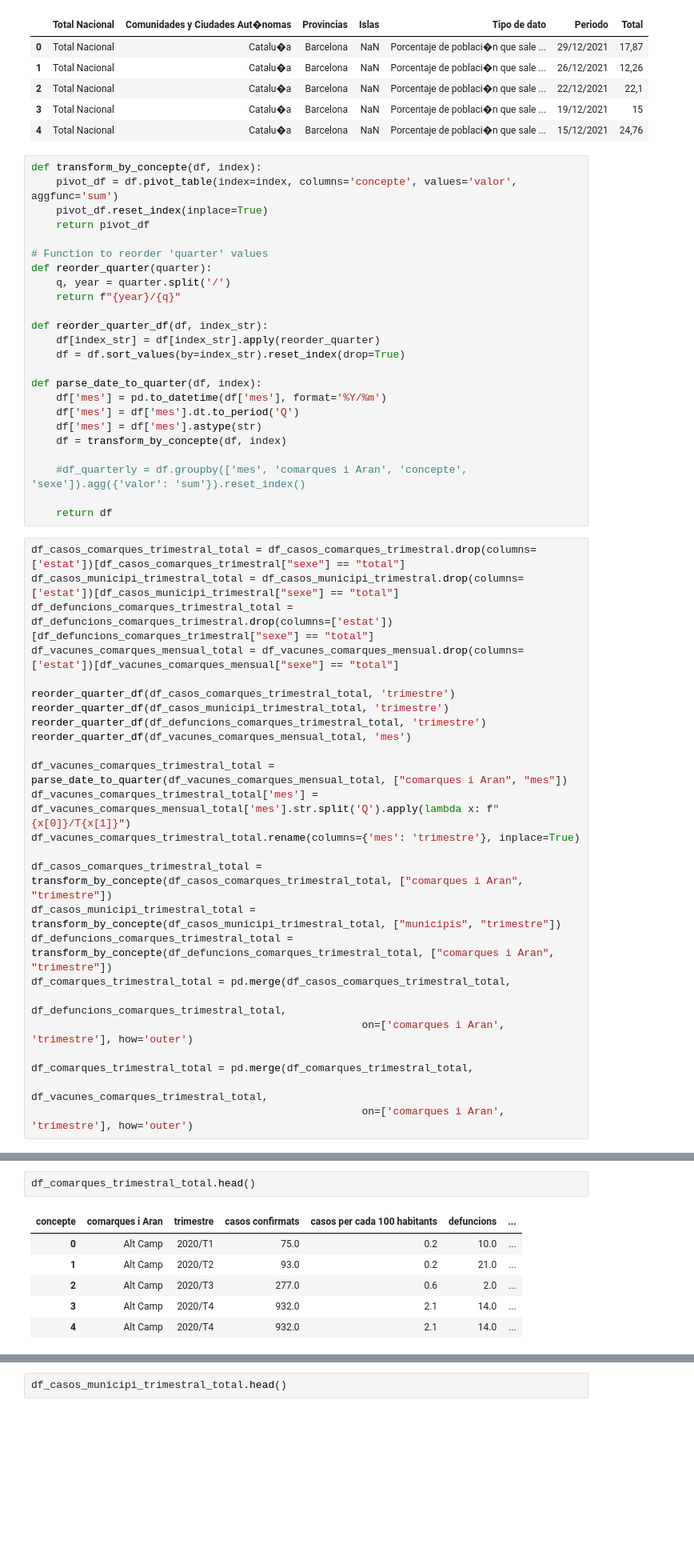
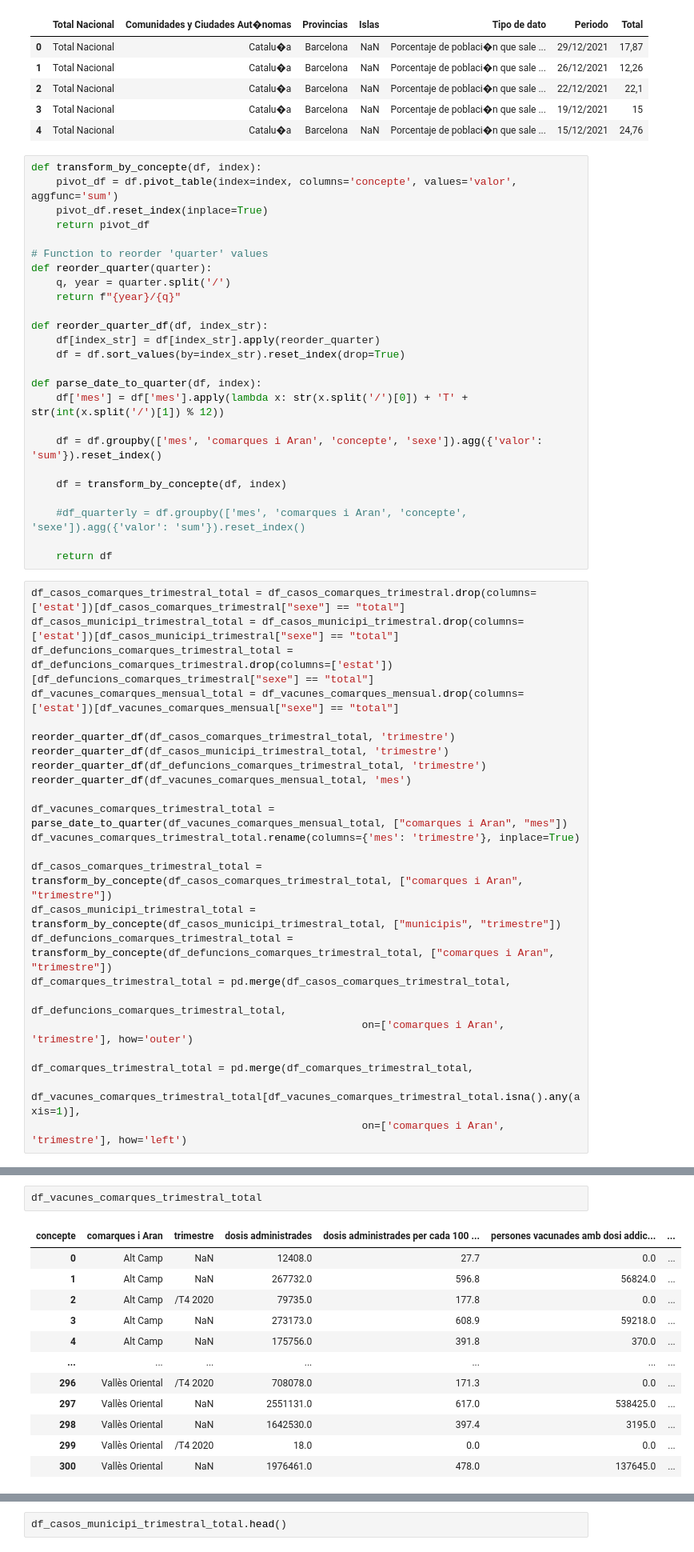
Before and after one commit to RobertTorrell/BayesCovidCat, a Jupyter notebook: BayesCodivCat_nb.ipynb, the cells around one changed output, grey strips where cells are left out. Shown at 80% size. Cells and saved outputs as stored; diff of their text form; blank space fills up the shorter version.

```diff
--- a/BayesCodivCat_nb.ipynb
+++ b/BayesCodivCat_nb.ipynb
@@ -143,9 +143,10 @@ def reorder_quarter_df(df, index_str):
     df = df.sort_values(by=index_str).reset_index(drop=True)
 
 def parse_date_to_quarter(df, index):
-    df['mes'] = pd.to_datetime(df['mes'], format='%Y/%m')
-    df['mes'] = df['mes'].dt.to_period('Q')
-    df['mes'] = df['mes'].astype(str)
+    df['mes'] = df['mes'].apply(lambda x: str(x.split('/')[0]) + 'T' + str(int(x.split('/')[1]) % 12))
+
+    df = df.groupby(['mes', 'comarques i Aran', 'concepte', 'sexe']).agg({'valor': 'sum'}).reset_index()
+
     df = transform_by_concepte(df, index)
 
     #df_quarterly = df.groupby(['mes', 'comarques i Aran', 'concepte', 'sexe']).agg({'valor': 'sum'}).reset_index()
@@ -163,7 +164,6 @@ reorder_quarter_df(df_defuncions_comarques_trimestral_total, 'trimestre')
 reorder_quarter_df(df_vacunes_comarques_mensual_total, 'mes')
 
 df_vacunes_comarques_trimestral_total = parse_date_to_quarter(df_vacunes_comarques_mensual_total, ["comarques i Aran", "mes"])
-df_vacunes_comarques_trimestral_total['mes'] = df_vacunes_comarques_mensual_total['mes'].str.split('Q').apply(lambda x: f"{x[0]}/T{x[1]}")
 df_vacunes_comarques_trimestral_total.rename(columns={'mes': 'trimestre'}, inplace=True)
 
 df_casos_comarques_trimestral_total = transform_by_concepte(df_casos_comarques_trimestral_total, ["comarques i Aran", "trimestre"])
@@ -174,6 +174,6 @@ df_comarques_trimestral_total = pd.merge(df_casos_comarques_trimestral_total,
                                                      on=['comarques i Aran', 'trimestre'], how='outer')
 
 df_comarques_trimestral_total = pd.merge(df_comarques_trimestral_total,
-                                                     df_vacunes_comarques_trimestral_total,
-                                                     on=['comarques i Aran', 'trimestre'], how='outer')
+                                                     df_vacunes_comarques_trimestral_total[df_vacunes_comarques_trimestral_total.isna().any(axis=1)],
+                                                     on=['comarques i Aran', 'trimestre'], how='left')
 # %%
@@ -188,9 +196,15 @@ df_casos_comarques_trimestral_total.head()
 # %%
-df_comarques_trimestral_total.head()
+df_vacunes_comarques_trimestral_total
 # %% [output]
-| concepte | comarques i Aran | trimestre | casos confirmats | casos per cada 100 habitants | defuncions | ... |
-| 0 | Alt Camp | 2020/T1 | 75.0 | 0.2 | 10.0 | ... |
-| 1 | Alt Camp | 2020/T2 | 93.0 | 0.2 | 21.0 | ... |
-| 2 | Alt Camp | 2020/T3 | 277.0 | 0.6 | 2.0 | ... |
-| 3 | Alt Camp | 2020/T4 | 932.0 | 2.1 | 14.0 | ... |
-| 4 | Alt Camp | 2020/T4 | 932.0 | 2.1 | 14.0 | ... |
+| concepte | comarques i Aran | trimestre | dosis administrades | dosis administrades per cada 100 ... | persones vacunades amb dosi addic... | ... |
+| 0 | Alt Camp | NaN | 12408.0 | 27.7 | 0.0 | ... |
+| 1 | Alt Camp | NaN | 267732.0 | 596.8 | 56824.0 | ... |
+| 2 | Alt Camp | /T4 2020 | 79735.0 | 177.8 | 0.0 | ... |
+| 3 | Alt Camp | NaN | 273173.0 | 608.9 | 59218.0 | ... |
+| 4 | Alt Camp | NaN | 175756.0 | 391.8 | 370.0 | ... |
+| ... | ... | ... | ... | ... | ... | ... |
+| 296 | Vallès Oriental | /T4 2020 | 708078.0 | 171.3 | 0.0 | ... |
+| 297 | Vallès Oriental | NaN | 2551131.0 | 617.0 | 538425.0 | ... |
+| 298 | Vallès Oriental | NaN | 1642530.0 | 397.4 | 3195.0 | ... |
+| 299 | Vallès Oriental | /T4 2020 | 18.0 | 0.0 | 0.0 | ... |
+| 300 | Vallès Oriental | NaN | 1976461.0 | 478.0 | 137645.0 | ... |
```
Also changed, not shown: parts of 2 cells of this notebook.
